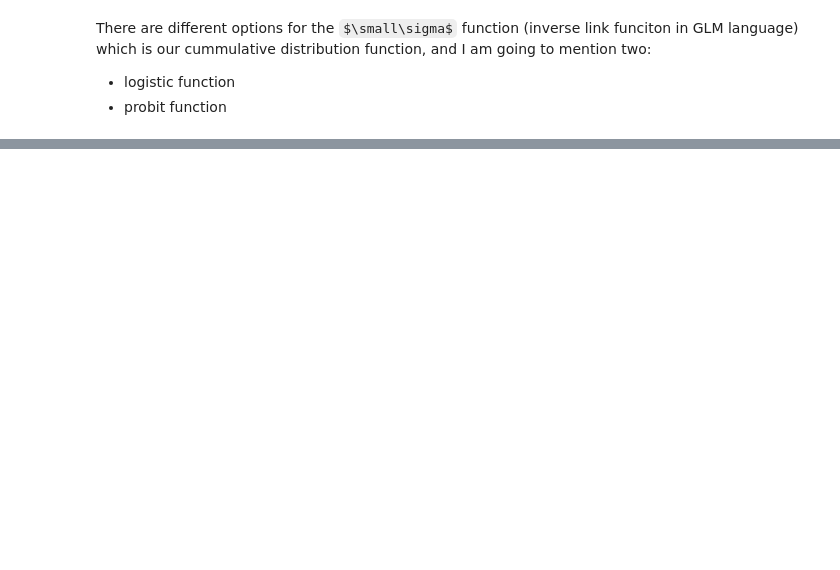
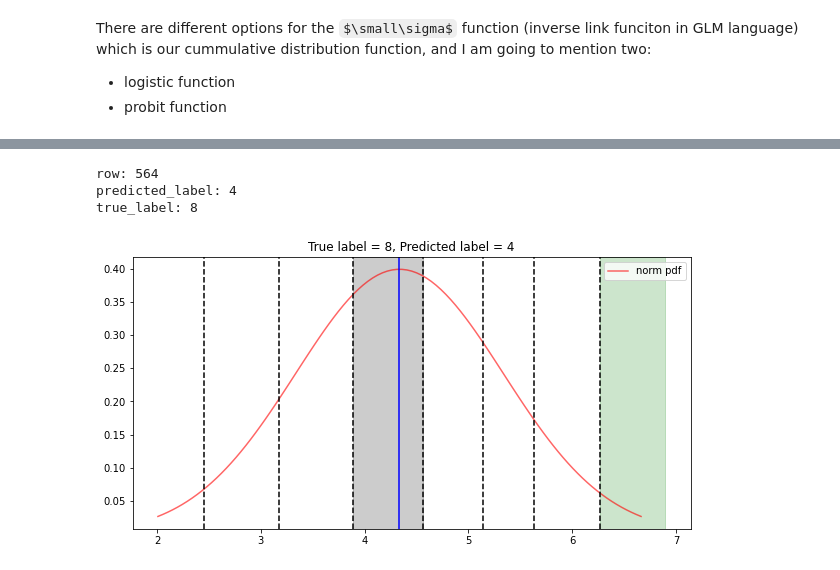
Before and after one commit to eduardbermejo/blog, a Jupyter notebook: _notebooks/2021-02-02-Ranking.ipynb, the cells around one changed output, grey strips where cells are left out. Saved outputs shown, nothing was run; the diff lists cells and outputs as text; code cells hidden in the pictures; some formulas as TeX source; blank space fills up the shorter version.

```diff
--- a/_notebooks/2021-02-02-Ranking.ipynb
+++ b/_notebooks/2021-02-02-Ranking.ipynb
@@ -68,0 +95,3 @@ $$
+# %%
+abalone_data = pd.read_csv('abalone.csv')
+abalone_data.response = pd.Categorical(abalone_data.response, ordered=True)
@@ -68,0 +107,7 @@ $$
+# %%
+mod_prob = OrderedModel(abalone_data['response'],
+                        abalone_data[abalone_data.columns[1:]],
+                        distr='probit')
+
+res_prob = mod_prob.fit(method='bfgs')
+res_prob.summary()
@@ -68,0 +144,42 @@ $$
+# %%
+num_of_thresholds = 7
+thresholds = mod_prob.transform_threshold_params(res_prob.params[-num_of_thresholds:])#[1:num_of_thresholds + 1]
+coefficients = [0.6831, 7.9829, 5.7866, 3.0927, -8.2448, -2.6864, 3.9445]
+# %%
+row = np.random.randint(0, abalone_data.shape[0])
+predicted_label = res_prob.predict(abalone_data.iloc[row: row+1, [1,2,3,4,5,6,7]]).values.argmax() + 1
+mean_i = np.dot(coefficients, abalone_data.iloc[row, [1,2,3,4,5,6,7]].values)
+true_label = abalone_data.loc[row, 'response']
+print(f'row: {row} \npredicted_label: {predicted_label} \ntrue_label: {true_label}')
+# %% [output]
+row: 564
+predicted_label: 4
+true_label: 8
+# %%
+fig, ax = plt.subplots(1, 1, figsize=(10,5))
+x = np.linspace(norm.ppf(0.01, loc=mean_i),
+                norm.ppf(0.99, loc=mean_i), 100)
+sns.lineplot(x=x, y=norm.pdf(x, loc=mean_i),color='r', alpha=0.6, label='norm pdf')
+plt.axvline(mean_i, color='b')
+
+index = np.where(thresholds<mean_i)[0][-1]
+
+if thresholds[predicted_label] == np.inf:
+    plt.axvspan(thresholds[predicted_label - 1], ax.get_xlim()[1], alpha=0.2, color='k')
+elif thresholds[predicted_label - 1] == -np.inf:
+    plt.axvspan(ax.get_xlim()[0], thresholds[predicted_label], alpha=0.2, color='k')
+else:
+    plt.axvspan(thresholds[predicted_label - 1], thresholds[predicted_label], alpha=0.2, color='k')
+
+if thresholds[true_label] == np.inf:
+    plt.axvspan(thresholds[true_label - 1], ax.get_xlim()[1], alpha=0.2, color='g')
+elif thresholds[true_label - 1] == -np.inf:
+    plt.axvspan(ax.get_xlim()[0], thresholds[true_label], alpha=0.2, color='g')
+else:
+    plt.axvspan(thresholds[true_label - 1], thresholds[true_label], alpha=0.2, color='g')
+for th in thresholds:
+    ax.axvline(th, 0, color='k', linestyle='--')
+
+plt.title(f'True label = {true_label}, Predicted label = {predicted_label}');
+# %% [output]
+[figure, added]
```
Also changed, not shown: parts of 13 cells of this notebook.
